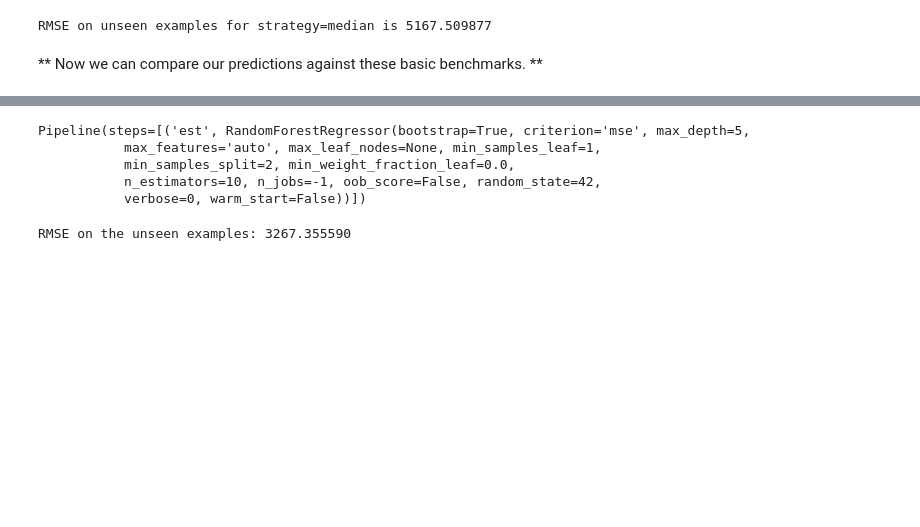
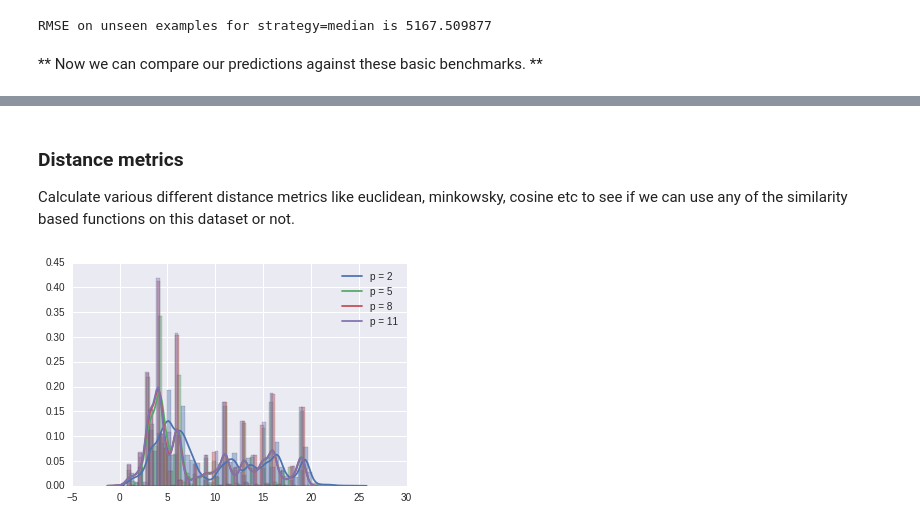
Before and after one commit to numb3r33/Black_Friday, a Jupyter notebook: notebooks/Black_Friday_Similarity_Based_Classifiers.ipynb, the cells around one changed output, grey strips where cells are left out. Drawn from its saved outputs; the diff is of its cells as text; code cells hidden in the pictures; blank space fills up the shorter version.

Commit message:
Similarity Based Classifier

```diff
--- a/notebooks/Black_Friday_Similarity_Based_Classifiers.ipynb
+++ b/notebooks/Black_Friday_Similarity_Based_Classifiers.ipynb
@@ -91,3 +94,25 @@ False
+# %%
+def encode_categorical_to_numerical(train, test):
+
+    train_ = train.copy()
+    test_ = test.copy()
+
+    encoders_train = {}
+    encoders_test = {}
+
+    for column in train.columns[:-1]:
+        if train[column].dtype == np.object:
+            lbl = LabelEncoder()
+            encoders_train[column] = lbl.fit_transform(train[column])
+            train_[column] = lbl.transform(train[column])
+
+            lbl = LabelEncoder()
+            encoders_test[column] = lbl.fit_transform(test[column])
+            test_[column] = lbl.transform(test[column])
+
+    return train_, test_, encoders_train, encoders_test
+# %%
+train, test, encoders_train, encoders_test = encode_categorical_to_numerical(train, test)
 # %% [markdown]
 ### Split into training and test set
 # %%
@@ -347,20 +182,15 @@ X_test_encoded, encoders_test = encode_categorical_features(X_test_sub)
-# %%
-est = RandomForestRegressor(n_estimators=10, max_depth=5, n_jobs=-1, random_state=42)
-# est = ExtraTreesRegressor(n_estimators=500, max_depth=20, n_jobs=-1)
-# est = XGBRegressor(n_estimators=50, max_depth=3, colsample_bytree=.6, learning_rate=0.3, seed=1244)
-pipeline = Pipeline([('est', est)])
-
-pipeline.fit(X_train_encoded, y_train)
-# %% [output]
-Pipeline(steps=[('est', RandomForestRegressor(bootstrap=True, criterion='mse', max_depth=5,
-           max_features='auto', max_leaf_nodes=None, min_samples_leaf=1,
-           min_samples_split=2, min_weight_fraction_leaf=0.0,
-           n_estimators=10, n_jobs=-1, oob_score=False, random_state=42,
-           verbose=0, warm_start=False))])
-# %%
-preds_Purchase = pipeline.predict(X_test_encoded)
-preds_rmse = np.sqrt(mean_squared_error(y_test, preds_Purchase))
-
-print('RMSE on the unseen examples: %f'%(preds_rmse))
-# %% [output]
-RMSE on the unseen examples: 3267.355590
+# %% [markdown]
+### Distance metrics
+
+Calculate various different distance metrics like euclidean, minkowsky, cosine etc to see if we can use any of the similarity based functions on this dataset or not.
+# %%
+features = ['Gender', 'Age' ,'Occupation', 'Product_Category_1']
+# %%
+X_example = X_test.iloc[10][features].values #random example from the test set
+# %%
+for p in range(2, 12, 3):
+    eucld_dists = [minkowski(x, X_example, p) for x in X_train[features].values]
+    sns.distplot(eucld_dists, kde_kws={'label': 'p = %s' % p})
+plt.show()
+# %% [output]
+[figure, added]
```
Also changed, not shown: parts of 59 cells of this notebook, 1 other file.
